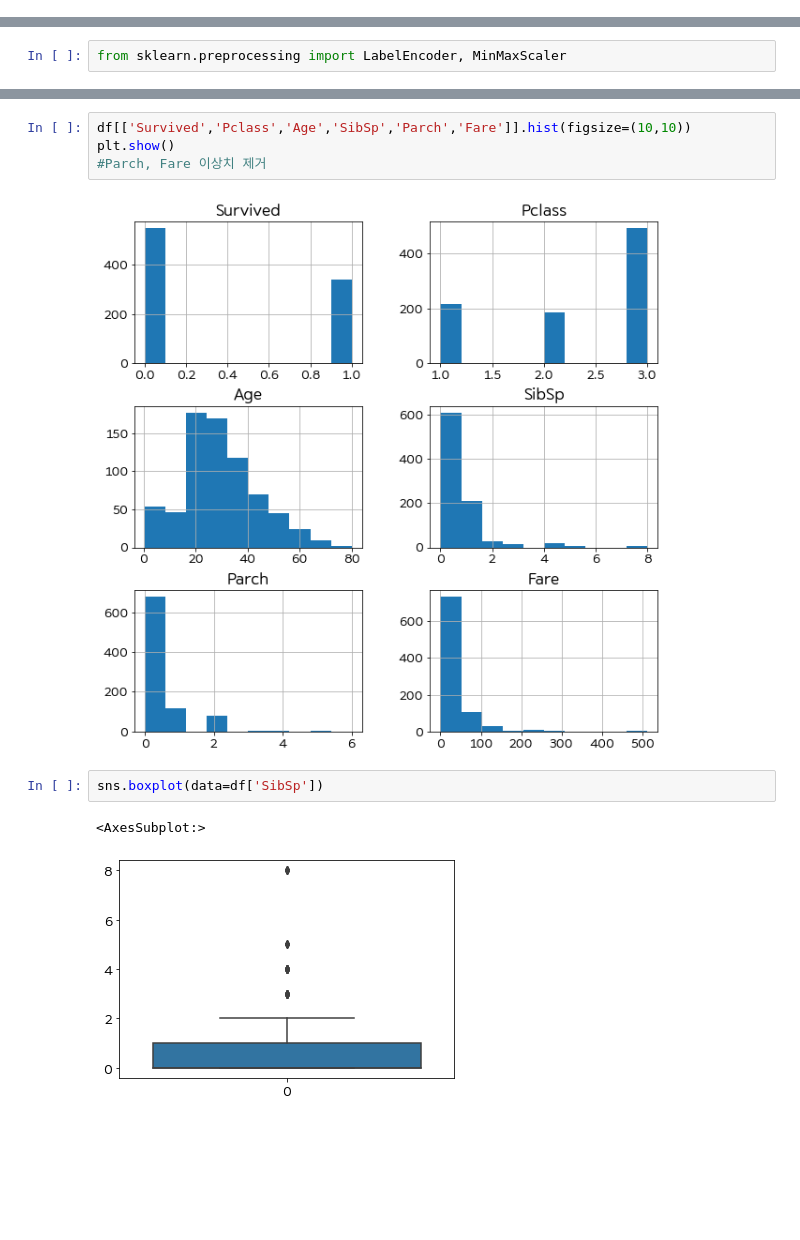
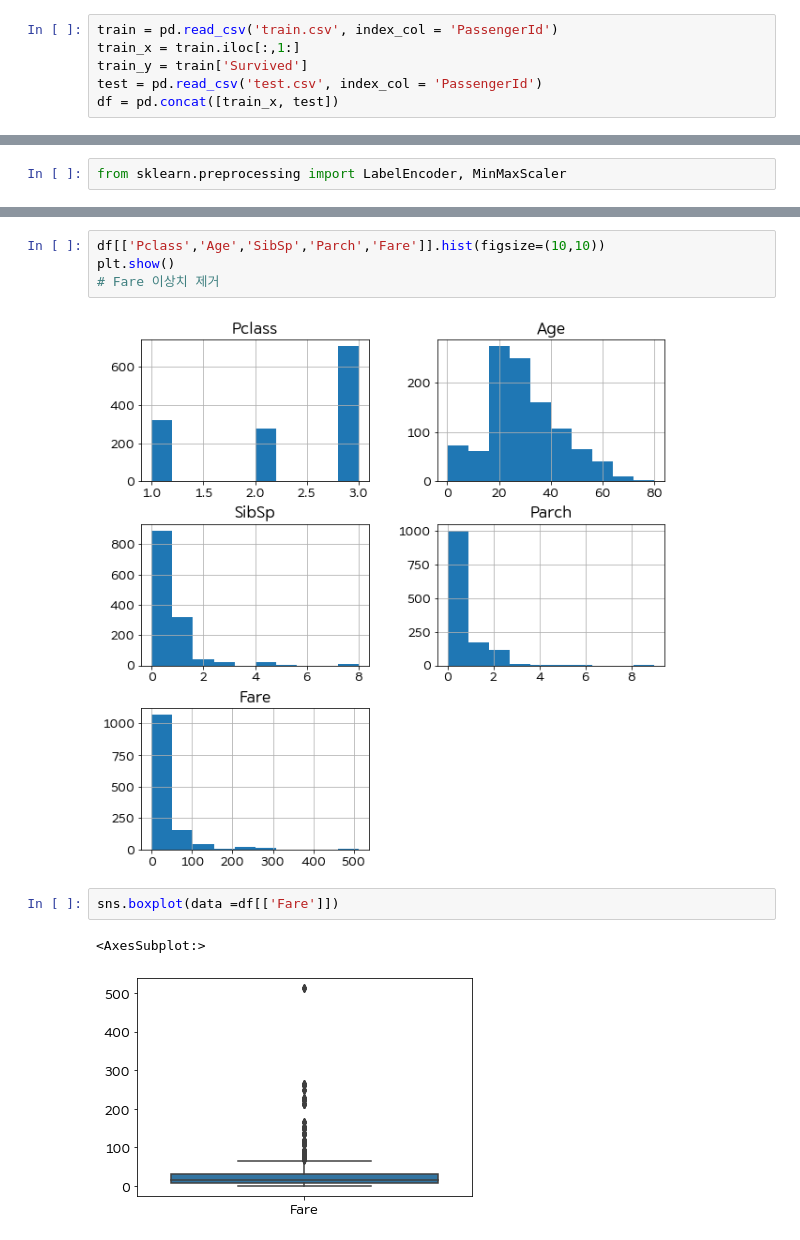
Before and after one commit to Douggy91/Practice-1, a Jupyter notebook: Titanic_Kaggle.ipynb, the cells around one changed output, grey strips where cells are left out. Drawn from its saved outputs; the diff is of its cells as text; blank space fills up the shorter version.

```diff
--- a/Titanic_Kaggle.ipynb
+++ b/Titanic_Kaggle.ipynb
@@ -25,3 +15,9 @@ df.head()
+# %%
+train = pd.read_csv('train.csv', index_col = 'PassengerId')
+train_x = train.iloc[:,1:]
+train_y = train['Survived']
+test = pd.read_csv('test.csv', index_col = 'PassengerId')
+df = pd.concat([train_x, test])
 # %%
 df.describe()
 # %% [output]
@@ -48,12 +67,12 @@ sns.heatmap(df.corr(), annot=True, mask=mask)
 # %%
-df[['Survived','Pclass','Age','SibSp','Parch','Fare']].hist(figsize=(10,10))
+df[['Pclass','Age','SibSp','Parch','Fare']].hist(figsize=(10,10))
 plt.show()
-#Parch, Fare 이상치 제거
+# Fare 이상치 제거
 # %% [output]
-[figure, old version]
+[figure, new version]
 # %%
-sns.boxplot(data=df['SibSp'])
+sns.boxplot(data =df[['Fare']])
 # %% [output]
 <AxesSubplot:>
-[figure, old version]
+[figure, new version]
 # %%
```
Also changed, not shown: parts of 28 cells of this notebook.
